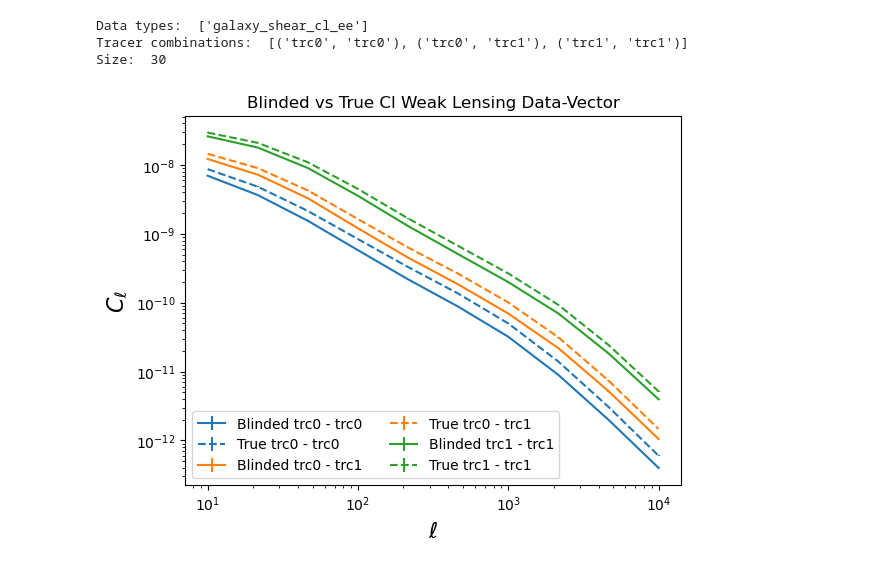
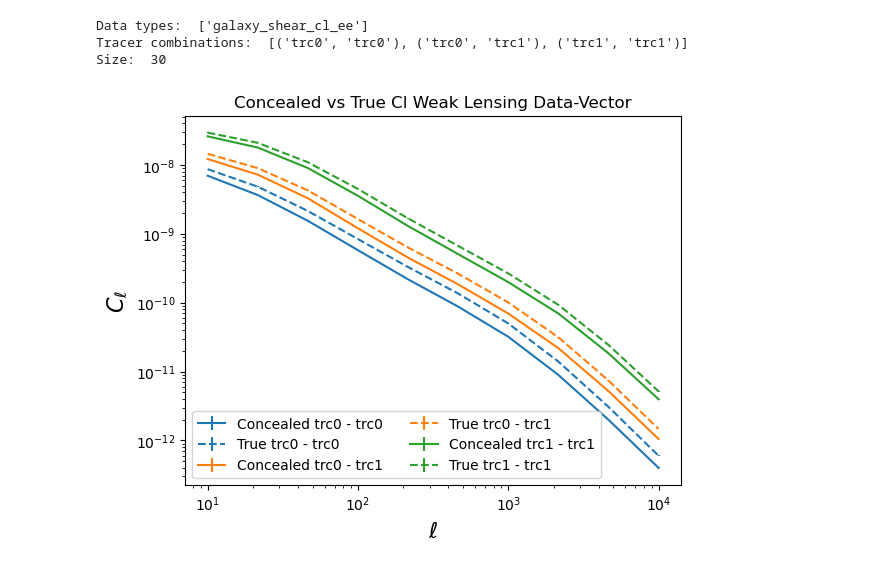
Before and after one commit to LSSTDESC/Smokescreen, a Jupyter notebook: notebooks/test_cosmicshear_example.ipynb, the cells around one changed output. Drawn from its saved outputs; the diff is of its cells as text; code cells hidden in the pictures.

```diff
--- a/notebooks/test_cosmicshear_example.ipynb
+++ b/notebooks/test_cosmicshear_example.ipynb
@@ -76,17 +76,17 @@ sck.save_blinded_datavector("../examples/cosmic_shear/", "cosmicshear_sacc")
 # %% [markdown]
 ## Properly plotting each of the data vectors
 # %%
-blinded_sacc = sacc.Sacc.load_fits("../examples/cosmic_shear/cosmicshear_sacc_blinded_data_vector.fits")
+concealed_sacc = sacc.Sacc.load_fits("../examples/cosmic_shear/cosmicshear_sacc_concealed_data_vector.fits")
 
 # Type of power spectra
-data_types = np.unique([d.data_type for d in blinded_sacc.data])
+data_types = np.unique([d.data_type for d in concealed_sacc.data])
 print("Data types: ", data_types)
 
 # Tracer combinations
-print("Tracer combinations: ", blinded_sacc.get_tracer_combinations())
+print("Tracer combinations: ", concealed_sacc.get_tracer_combinations())
 
 # Data size
-print("Size: ", blinded_sacc.mean.size)
+print("Size: ", concealed_sacc.mean.size)
 # %% [output]
 Data types:  ['galaxy_shear_cl_ee']
 Tracer combinations:  [('trc0', 'trc0'), ('trc0', 'trc1'), ('trc1', 'trc1')]
@@ -94,19 +94,19 @@ Size:  30
 # %%
 plt.figure()
 i=0
-plt.title('Blinded vs True Cl Weak Lensing Data-Vector')
-for t1, t2 in blinded_sacc.get_tracer_combinations():
-    l, cl, cov = blinded_sacc.get_ell_cl(None, t1, t2, return_cov=True)
+plt.title('Concealed vs True Cl Weak Lensing Data-Vector')
+for t1, t2 in concealed_sacc.get_tracer_combinations():
+    l, cl, cov = concealed_sacc.get_ell_cl(None, t1, t2, return_cov=True)
     lt, clt, covt = sacc_data.get_ell_cl(None, t1, t2, return_cov=True)
     err = np.sqrt(np.diag(cov))
     errt = np.sqrt(np.diag(covt))
-    plt.errorbar(l, cl, err, color=f'C{i}', label='Blinded %s - %s' % (t1, t2))
+    plt.errorbar(l, cl, err, color=f'C{i}', label='Concealed %s - %s' % (t1, t2))
     plt.errorbar(lt, clt, errt, ls='--', color=f'C{i}', label='True %s - %s' % (t1, t2))
     i+=1
 plt.loglog()
 plt.legend(ncol=2)
 plt.xlabel(r'$\ell$',fontsize=16)
 plt.ylabel(r'$C_\ell$',fontsize=16)
 plt.show()
 # %% [output]
-[figure, old version]
+[figure, new version]
```
Also changed, not shown: parts of 4 cells of this notebook, 1 other file.
